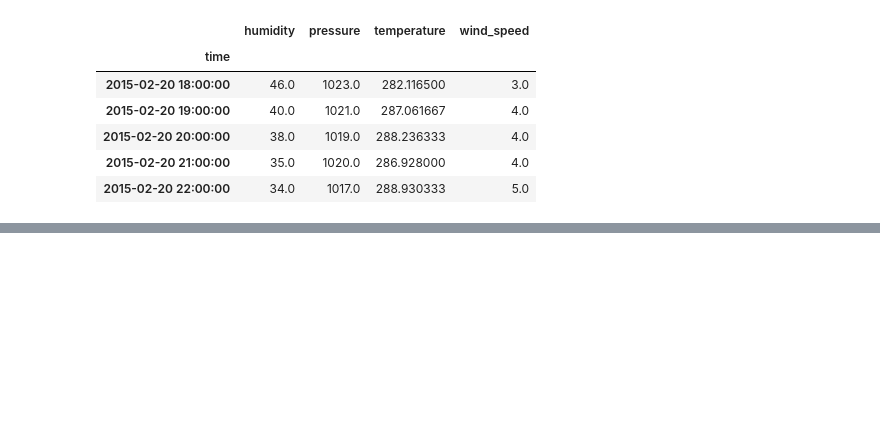
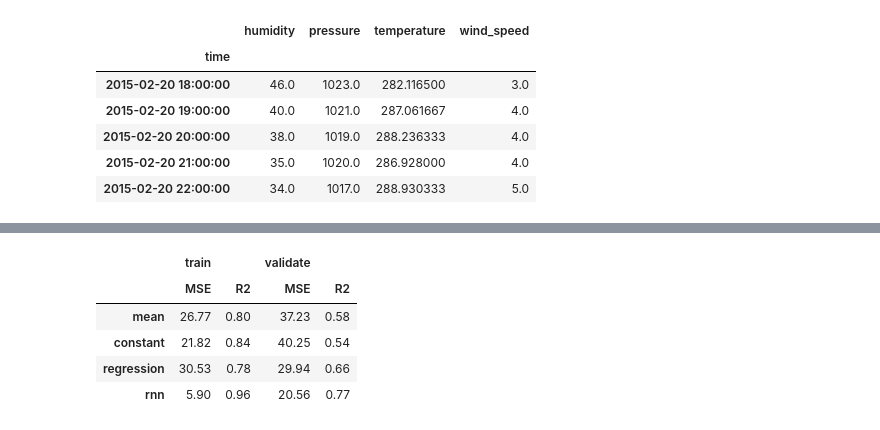
Before and after one commit to hellodanylo/ucla-deeplearning, a Jupyter notebook: 03_rnn/WeatherForecast.ipynb, the cells around one changed output, grey strips where cells are left out. Drawn from its saved outputs; the diff is of its cells as text; code cells hidden in the pictures; blank space fills up the shorter version.

```diff
--- a/03_rnn/WeatherForecast.ipynb
+++ b/03_rnn/WeatherForecast.ipynb
@@ -321,0 +327,20 @@ pd.concat([
+# %%
+%%capture
+
+from utils import SegmentDataset, baseline_metrics
+
+segment_names = ['train', 'validate']
+panel_dataset = SegmentDataset.from_pq_workdir(prefix, segment_names, ['x', 'y'])
+baseline_metrics = baseline_metrics(panel_dataset)
+# %%
+pd.concat([
+    baseline_metrics,
+    rnn_metrics
+], axis=0).loc[:, (slice(None), ['MSE', 'R2'])].round(2)
+# %% [output]
+|  | train |  | validate |  |
+|  | MSE | R2 | MSE | R2 |
+| mean | 26.77 | 0.80 | 37.23 | 0.58 |
+| constant | 21.82 | 0.84 | 40.25 | 0.54 |
+| regression | 30.53 | 0.78 | 29.94 | 0.66 |
+| rnn | 5.90 | 0.96 | 20.56 | 0.77 |
```
Also changed, not shown: parts of 16 cells of this notebook, 1 other file.
